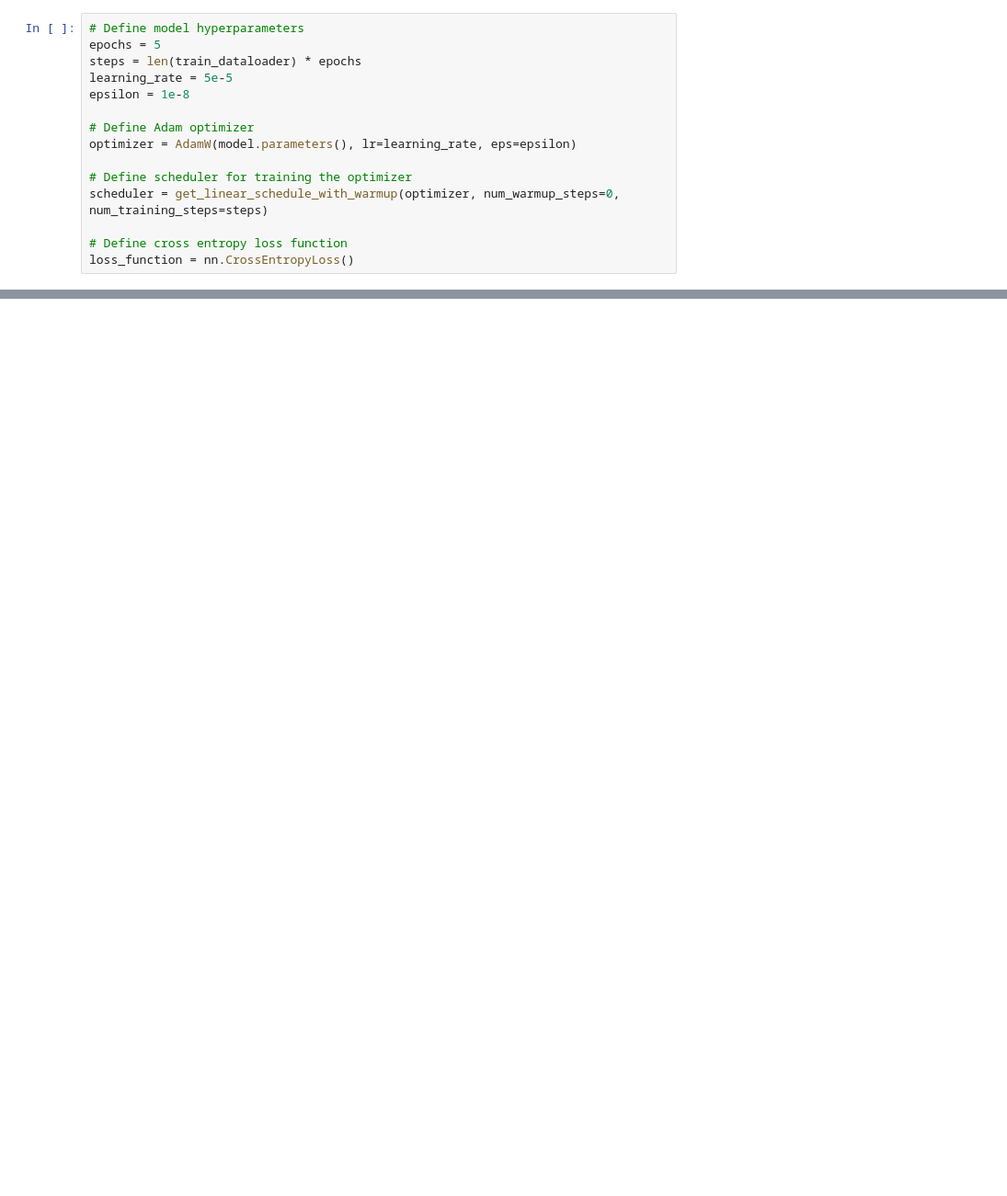
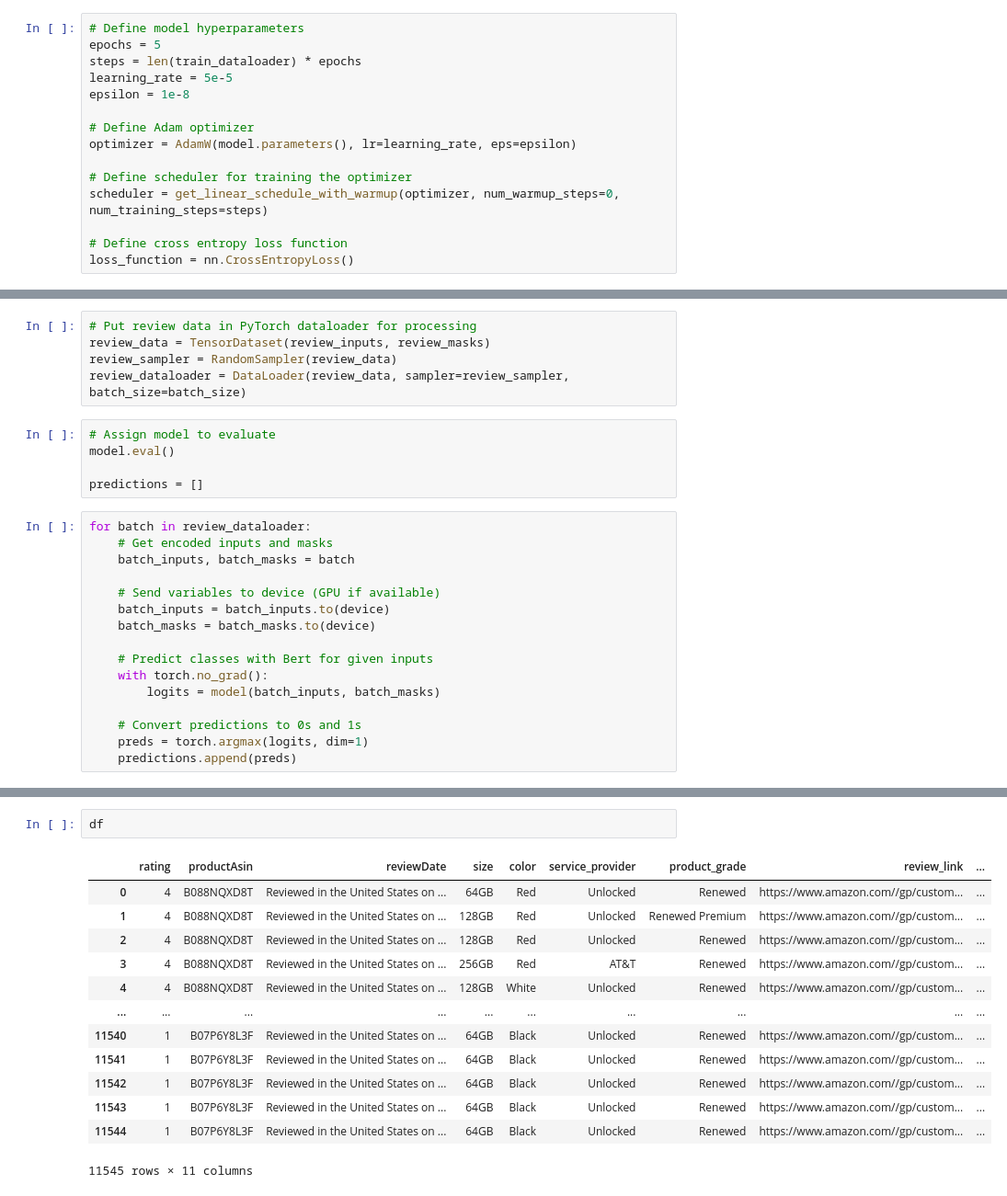
Before and after one commit to IR4043/CZ4034_Project, a Jupyter notebook: pynb_files/BERT.ipynb, the cells around one changed output, grey strips where cells are left out. Shown at 92% size. Drawn from its saved outputs; the diff is of its cells as text; blank space fills up the shorter version.

```diff
--- a/pynb_files/BERT.ipynb
+++ b/pynb_files/BERT.ipynb
@@ -394,0 +437,26 @@ plt.show()
+# %%
+# Put review data in PyTorch dataloader for processing
+review_data = TensorDataset(review_inputs, review_masks)
+review_sampler = RandomSampler(review_data)
+review_dataloader = DataLoader(review_data, sampler=review_sampler, batch_size=batch_size)
+# %%
+# Assign model to evaluate
+model.eval()
+
+predictions = []
+# %%
+for batch in review_dataloader:
+    # Get encoded inputs and masks
+    batch_inputs, batch_masks = batch
+
+    # Send variables to device (GPU if available)
+    batch_inputs = batch_inputs.to(device)
+    batch_masks = batch_masks.to(device)
+
+    # Predict classes with Bert for given inputs
+    with torch.no_grad():
+        logits = model(batch_inputs, batch_masks)
+
+    # Convert predictions to 0s and 1s
+    preds = torch.argmax(logits, dim=1)
+    predictions.append(preds)
@@ -394,0 +477,16 @@ plt.show()
+# %%
+df
+# %% [output]
+|  | rating | productAsin | reviewDate | size | color | service_provider | product_grade | review_link | ... |
+| 0 | 4 | B088NQXD8T | Reviewed in the United States on ... | 64GB | Red | Unlocked | Renewed | https://www.amazon.com//gp/custom... | ... |
+| 1 | 4 | B088NQXD8T | Reviewed in the United States on ... | 128GB | Red | Unlocked | Renewed Premium | https://www.amazon.com//gp/custom... | ... |
+| 2 | 4 | B088NQXD8T | Reviewed in the United States on ... | 128GB | Red | Unlocked | Renewed | https://www.amazon.com//gp/custom... | ... |
+| 3 | 4 | B088NQXD8T | Reviewed in the United States on ... | 256GB | Red | AT&T | Renewed | https://www.amazon.com//gp/custom... | ... |
+| 4 | 4 | B088NQXD8T | Reviewed in the United States on ... | 128GB | White | Unlocked | Renewed | https://www.amazon.com//gp/custom... | ... |
+| ... | ... | ... | ... | ... | ... | ... | ... | ... | ... |
+| 11540 | 1 | B07P6Y8L3F | Reviewed in the United States on ... | 64GB | Black | Unlocked | Renewed | https://www.amazon.com//gp/custom... | ... |
+| 11541 | 1 | B07P6Y8L3F | Reviewed in the United States on ... | 64GB | Black | Unlocked | Renewed | https://www.amazon.com//gp/custom... | ... |
+| 11542 | 1 | B07P6Y8L3F | Reviewed in the United States on ... | 64GB | Black | Unlocked | Renewed | https://www.amazon.com//gp/custom... | ... |
+| 11543 | 1 | B07P6Y8L3F | Reviewed in the United States on ... | 64GB | Black | Unlocked | Renewed | https://www.amazon.com//gp/custom... | ... |
+| 11544 | 1 | B07P6Y8L3F | Reviewed in the United States on ... | 64GB | Black | Unlocked | Renewed | https://www.amazon.com//gp/custom... | ... |
+11545 rows × 11 columns
```
Also changed, not shown: parts of 21 cells of this notebook, 5 other files.
